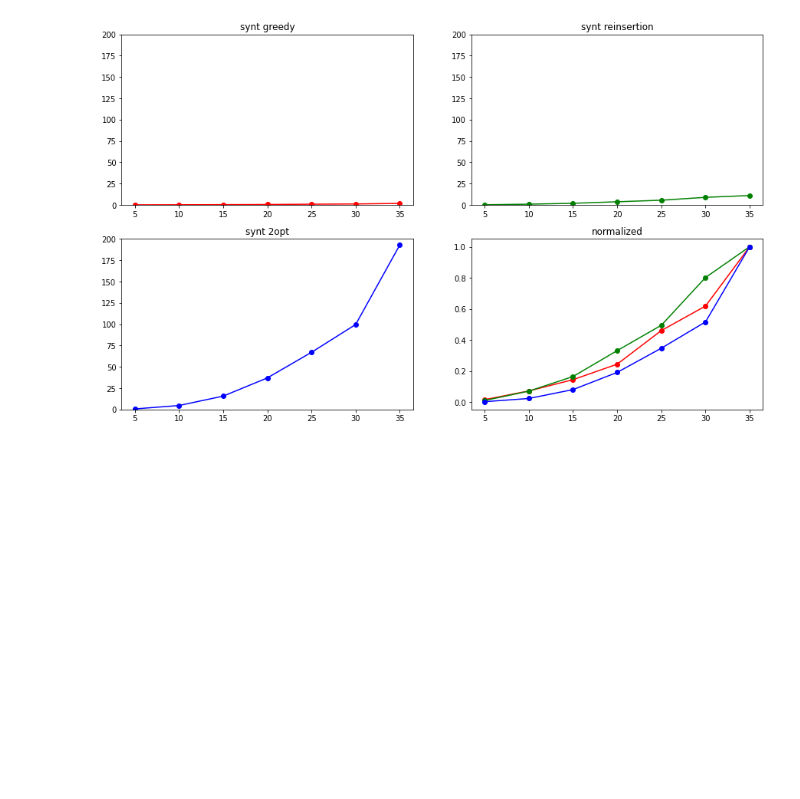
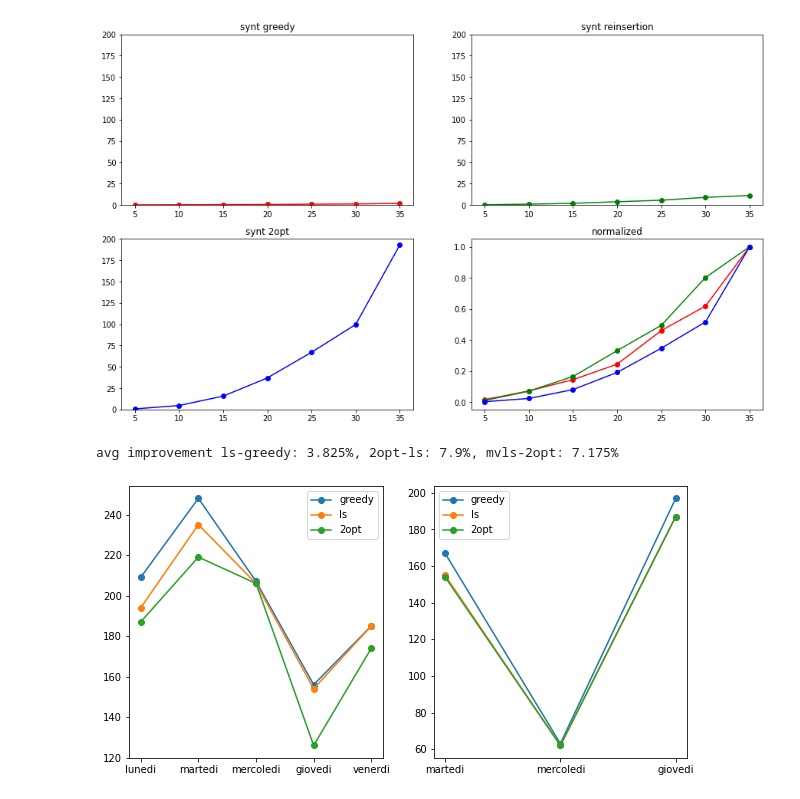
Before and after one commit to MassimoCavagna/Bachelor-Thesis, a Jupyter notebook: Algoritmi/Test.ipynb, the cells around one changed output. Cells and saved outputs as stored; diff of their text form; code cells hidden in the pictures; blank space fills up the shorter version.

Commit message:
computed come chart and new counter 2opt

```diff
--- a/Algoritmi/Test.ipynb
+++ b/Algoritmi/Test.ipynb
@@ -293,3 +293,34 @@ plt.plot(ben_real.columns, np.asarray(synt_opt)/max(synt_opt), "bo-")
 plt.show()
 # %% [output]
 [figure]
+# %%
+improv = ["greedy-ls", "ls-2opt", "2opt-mvls"]
+greedy = pd.read_csv("../Dati/altro/improvement_table/greedy_improvement_tot.csv", delimiter=";", encoding = "ISO-8859-1", index_col=0).loc[improv]
+oss = pd.read_csv("../Dati/altro/improvement_table/oss_improvement_tot.csv", delimiter=";", encoding = "ISO-8859-1", index_col=0).loc[improv]
+foss = pd.read_csv("../Dati/altro/improvement_table/foss_improvement_tot.csv", delimiter=";", encoding = "ISO-8859-1", index_col=0).loc[improv]
+randomschedule = pd.read_csv("../Dati/altro/improvement_table/randomschedule_improvement_tot.csv", delimiter=";", encoding = "ISO-8859-1", index_col=0).loc[improv]
+df = pd.concat([greedy, oss, foss, randomschedule], axis = 1)
+df.columns = ["greedy", "oss", "foss", "radomschedule"]
+
+g_ls = round((sum(df.loc["greedy-ls"])/4)*100, 3)
+l_opt = round((sum(df.loc["ls-2opt"])/4)*100, 3)
+opt_mvls = round((sum(df.loc["2opt-mvls"])/4)*100, 3)
+print(f"avg improvement ls-greedy: {g_ls}%, 2opt-ls: {l_opt}%, mvls-2opt: {opt_mvls}%")
+# %% [output]
+avg improvement ls-greedy: 3.825%, 2opt-ls: 7.9%, mvls-2opt: 7.175%
+# %%
+fur1 = pd.read_csv("../Dati/altro/improvement_table/greedy_improvement_table1.csv", delimiter=";", encoding = "ISO-8859-1", index_col=0)
+fur2 = pd.read_csv("../Dati/altro/improvement_table/greedy_improvement_table2.csv", delimiter=";", encoding = "ISO-8859-1", index_col=0)
+algs = ["greedy", "ls", "2opt"]
+plt.figure(figsize = [10, 5])
+plt.subplot(121)
+for i in algs:
+    plt.plot(fur1.columns[:len(fur1.columns)-1], fur1.loc[i][fur1.columns[:len(fur1.columns)-1]], "o-")
+plt.legend(algs)
+plt.subplot(122)
+for i in algs:
+    plt.plot(fur2.columns[:len(fur2.columns)-1], fur2.loc[i][fur2.columns[:len(fur2.columns)-1]], "o-")
+plt.legend(algs)
+plt.show()
+# %% [output]
+[figure, added]
```
Also changed, not shown: 2 other files.
